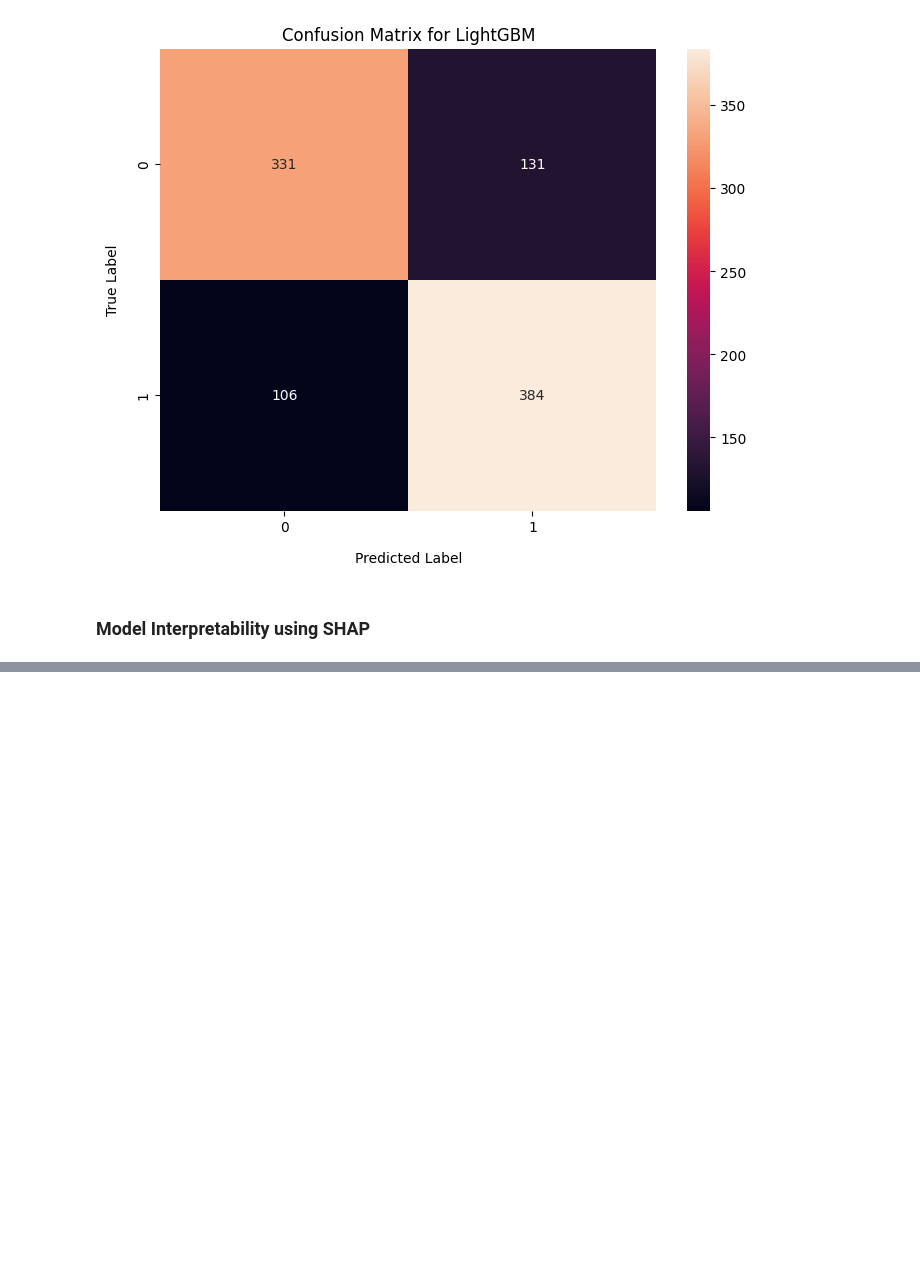
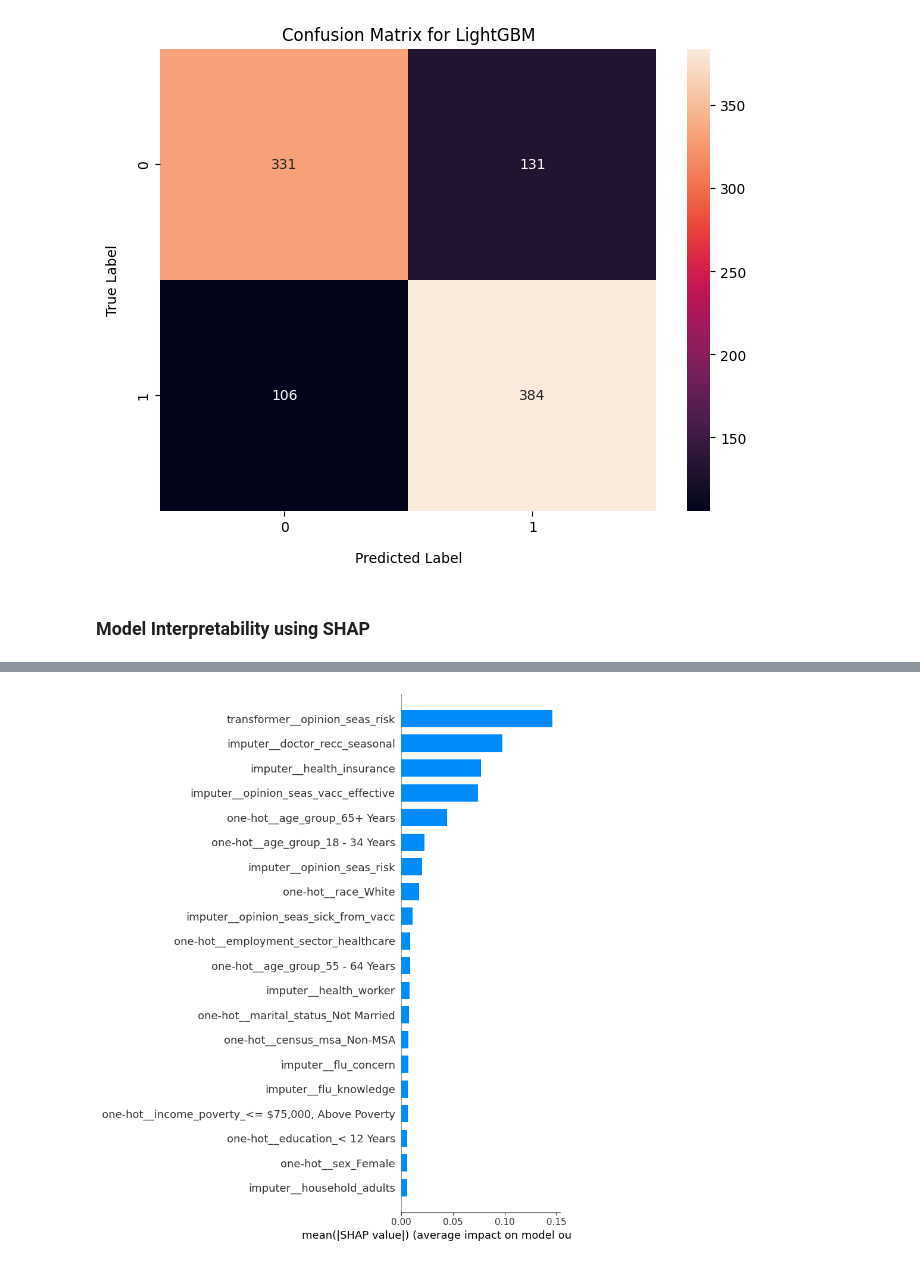
Before and after one commit to Hertfordshire-Data-Science-Hackathon/Group-F-RMDS-Hackathon, a Jupyter notebook: Group_F_LightGBM_DT.ipynb, the cells around one changed output, grey strips where cells are left out. Cells and saved outputs as stored; diff of their text form; code cells hidden in the pictures; blank space fills up the shorter version.

Commit message:
Updated file to include model interpretability using SHAP

```diff
--- a/Group_F_LightGBM_DT.ipynb
+++ b/Group_F_LightGBM_DT.ipynb
@@ -196,6 +213,7 @@ models = {
 # Store f1-score of each tunned model for visualization
 model_name = []
 model_f1score = []
+best_estimators = {} # To be used for model interpretability
 # %%
 ''' Training models by looping through the hyperparameter model dictionary while also outputing metrics'''
 
@@ -303,22 +324,3 @@ LGBMClassifier(feature_fraction=0.9, learning_rate=0.01, max_depth=5,
 [figure]
 # %% [markdown]
 ### Model Interpretability using SHAP
-# %%
-
-best_lgbm_estimator = model_search.best_estimator_
-
-preprocessor = best_lgbm_estimator.named_steps['preprocessor']
-model = best_lgbm_estimator.named_steps['model']
-
-X_test_processed = preprocessor.transform(X_test)
-
-all_features = preprocessor.get_feature_names_out()
-
-X_test_processed_df = pd.DataFrame(X_test_processed, columns=all_features)
-
-explainer = shap.TreeExplainer(model)
-
-shap_values = explainer.shap_values(X_test_processed_df)
-
-print('SHAP Summary Plot for LightGBM Model:')
-shap.summary_plot(shap_values, X_test_processed_df, plot_type="bar")
@@ -331,0 +327,70 @@ shap.summary_plot(shap_values, X_test_processed_df)
+# %%
+# Store SHAP outputs
+shap_values_dict = {}
+
+# SHAP interpretation after all model training
+for model_name, (abbr, best_estimator) in zip(model_name, best_estimators.items()):
+
+    print("-" * 100)
+    print(f"SHAP interpretation for {model_name}")
+
+    # Get fitted preprocessor from the pipeline
+    fitted_preprocessor = best_estimator.named_steps["preprocessor"]
+
+    # Get fitted model from the pipeline
+    fitted_model = best_estimator.named_steps["model"]
+
+    # Transform X_sample using the fitted preprocessor
+    X_transformed = fitted_preprocessor.transform(X_test)
+
+    # Get transformed feature names
+    feature_names = fitted_preprocessor.get_feature_names_out()
+
+    # Convert transformed data to DataFrame
+    X_shap = pd.DataFrame(
+        X_transformed,
+        columns=feature_names,
+        index=X_test.index
+    )
+
+    # Create SHAP explainer
+    explainer = shap.TreeExplainer(fitted_model)
+
+    # Calculate SHAP values
+    shap_values = explainer.shap_values(X_shap)
+
+    # For binary classification
+    if isinstance(shap_values, list):
+        shap_values_to_plot = shap_values[1]
+
+    elif len(np.array(shap_values).shape) == 3:
+        shap_values_to_plot = shap_values[:, :, 1]
+
+    else:
+        shap_values_to_plot = shap_values
+
+    # Save SHAP values
+    shap_values_dict[abbr] = {
+        "model_name": model_display_name,
+        "X_shap": X_shap,
+        "shap_values": shap_values,
+        "shap_values_to_plot": shap_values_to_plot
+    }
+
+    # SHAP bar plot
+    shap.summary_plot(
+        shap_values_to_plot,
+        X_shap,
+        plot_type="bar",
+        max_display=20
+    )
+
+    # SHAP beeswarm plot
+    shap.summary_plot(
+        shap_values_to_plot,
+        X_shap,
+        max_display=20
+    )
+
+    print("\n\n")
+# %% [output]
@@ -331,0 +399 @@ shap.summary_plot(shap_values, X_test_processed_df)
+[figure, added]
```
Also changed, not shown: parts of 8 cells of this notebook.
